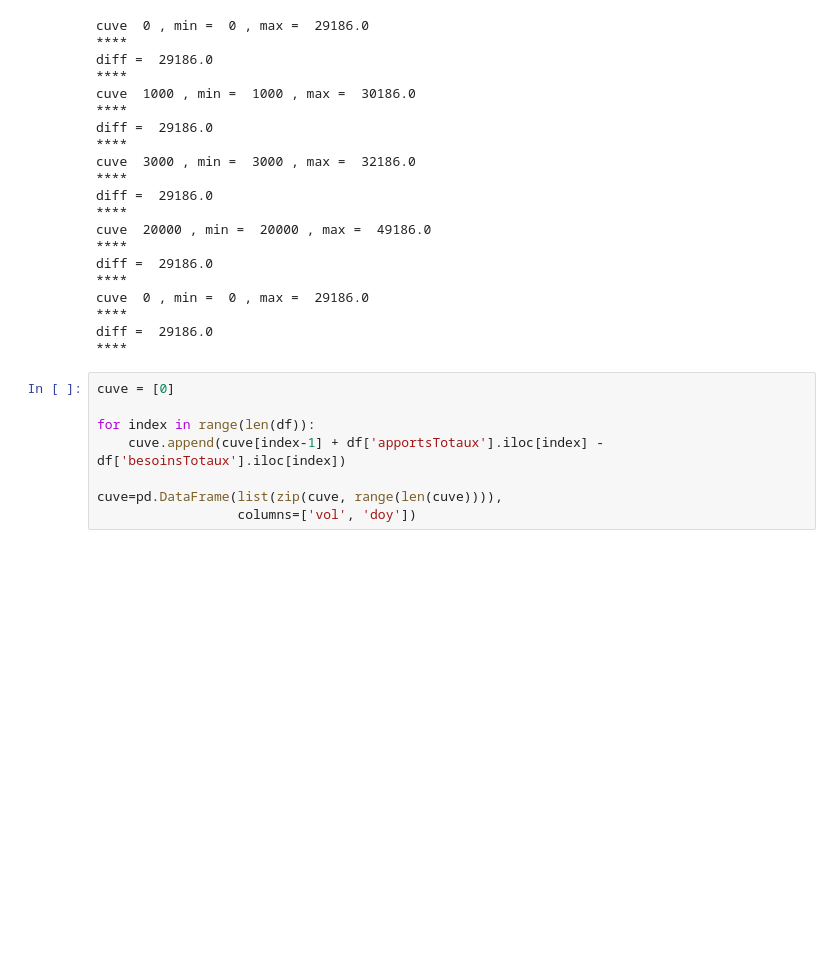
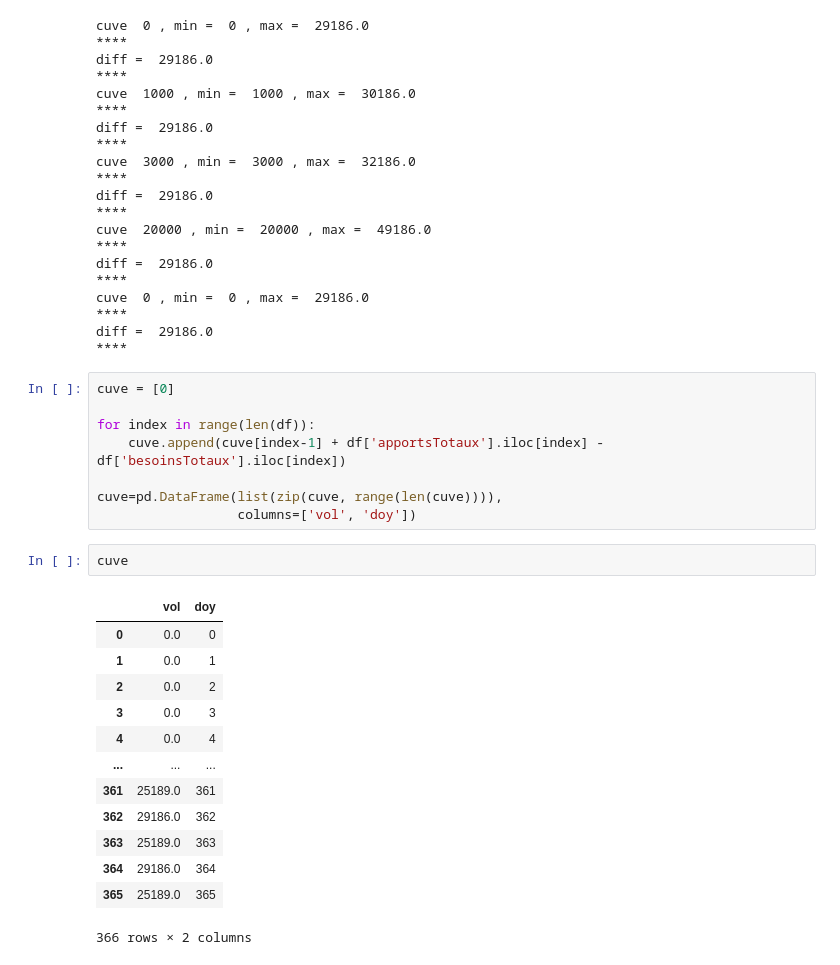
Before and after one commit to AugustinDura/recuperation_eau_pluie, a Jupyter notebook: notebooks/dimensionnement_cuve.ipynb, the cells around one changed output. Cells and saved outputs as stored; diff of their text form; blank space fills up the shorter version.

```diff
--- a/notebooks/dimensionnement_cuve.ipynb
+++ b/notebooks/dimensionnement_cuve.ipynb
@@ -400,3 +412,19 @@ for index in range(len(df)):
 
 cuve=pd.DataFrame(list(zip(cuve, range(len(cuve)))),
                   columns=['vol', 'doy'])
+# %%
+cuve
+# %% [output]
+|  | vol | doy |
+| 0 | 0.0 | 0 |
+| 1 | 0.0 | 1 |
+| 2 | 0.0 | 2 |
+| 3 | 0.0 | 3 |
+| 4 | 0.0 | 4 |
+| ... | ... | ... |
+| 361 | 25189.0 | 361 |
+| 362 | 29186.0 | 362 |
+| 363 | 25189.0 | 363 |
+| 364 | 29186.0 | 364 |
+| 365 | 25189.0 | 365 |
+366 rows × 2 columns
```
Also changed, not shown: parts of 11 cells of this notebook, 5 other files.
